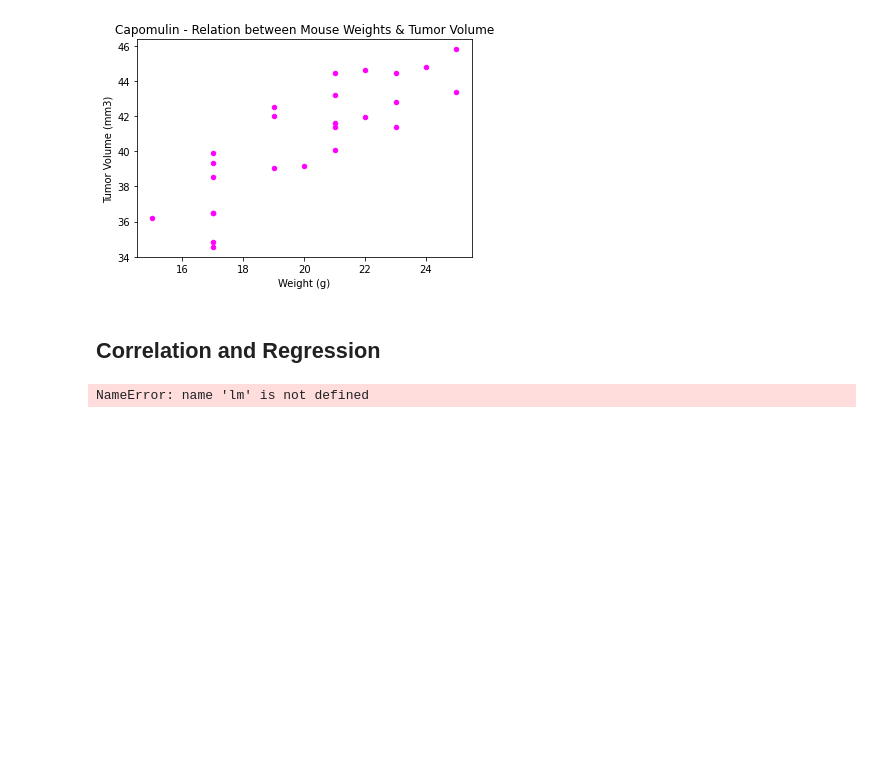
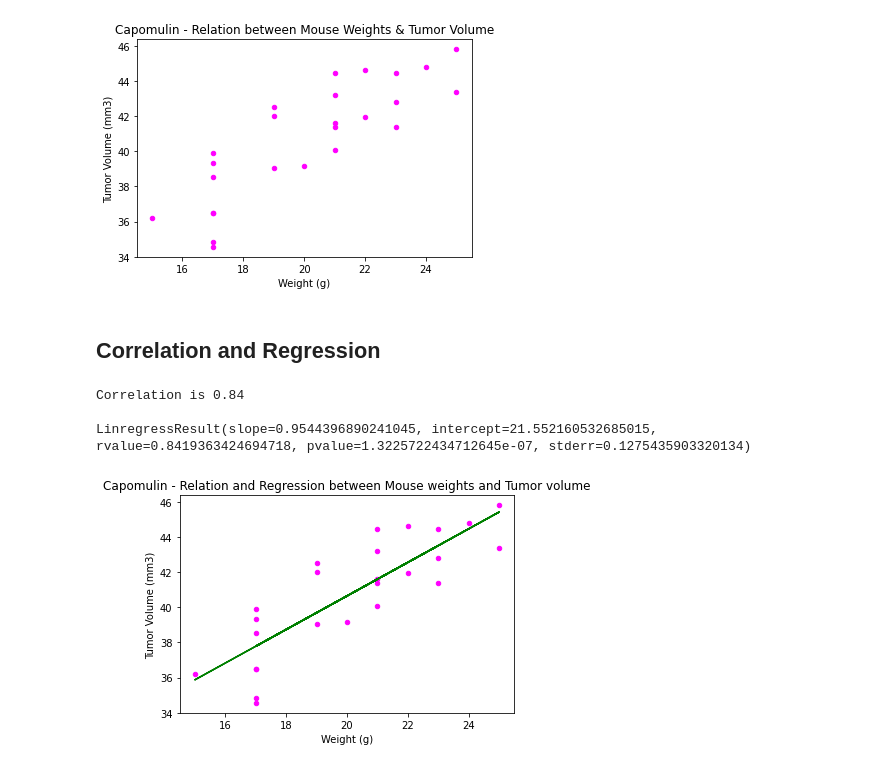
Before and after one commit to SHdimenson/Matplotlib-Challenge, a Jupyter notebook: Pymaceuticals/pymaceuticals_starter.ipynb, the cells around one changed output. Saved outputs shown, nothing was run; the diff lists cells and outputs as text; code cells hidden in the pictures; blank space fills up the shorter version.

```diff
--- a/Pymaceuticals/pymaceuticals_starter.ipynb
+++ b/Pymaceuticals/pymaceuticals_starter.ipynb
@@ -293,10 +320,25 @@ g316               44.613344          22
 # %%
 # Calculate the correlation coefficient and linear regression model
 # for mouse weight and average tumor volume for the Capomulin regimen
-#corre=capomulin_average.corr(method='pearson')
+
 c = capomulin_average["Weight (g)"].corr(capomulin_average["Tumor Volume (mm3)"],method="pearson")
-c
-lmr = lm.LinearRegression()
-model = lmr.fit(capomulin_average["Weight (g)"],capomulin_average["Tumor Volume (mm3)"])
+print(f"Correlation is {round(c,2)}")
+linear_regression_parameters = st.linregress(capomulin_average["Weight (g)"], capomulin_average["Tumor Volume (mm3)"])
+print("")
+print(f"{linear_regression_parameters}")
+
+# Plot the data along with the fitted line:
+x=capomulin_average["Weight (g)"]
+y=capomulin_average["Tumor Volume (mm3)"]
+
+capomulin_average.plot.scatter("Weight (g)", "Tumor Volume (mm3)", c="magenta",
+                               title="Capomulin - Relation and Regression between Mouse weights and Tumor volume")
+plt.plot(x, linregress_result[1] + linregress_result[0]*x, color="green", label="Linear Regression")
+
+#plt.legend(handles=[relation,regression],loc="best")
+plt.show()
 # %% [output]
-NameError: name 'lm' is not defined
+Correlation is 0.84
+
+LinregressResult(slope=0.9544396890241045, intercept=21.552160532685015, rvalue=0.8419363424694718, pvalue=1.3225722434712645e-07, stderr=0.1275435903320134)
+[figure, added]
```
Also changed, not shown: parts of 3 cells of this notebook.
